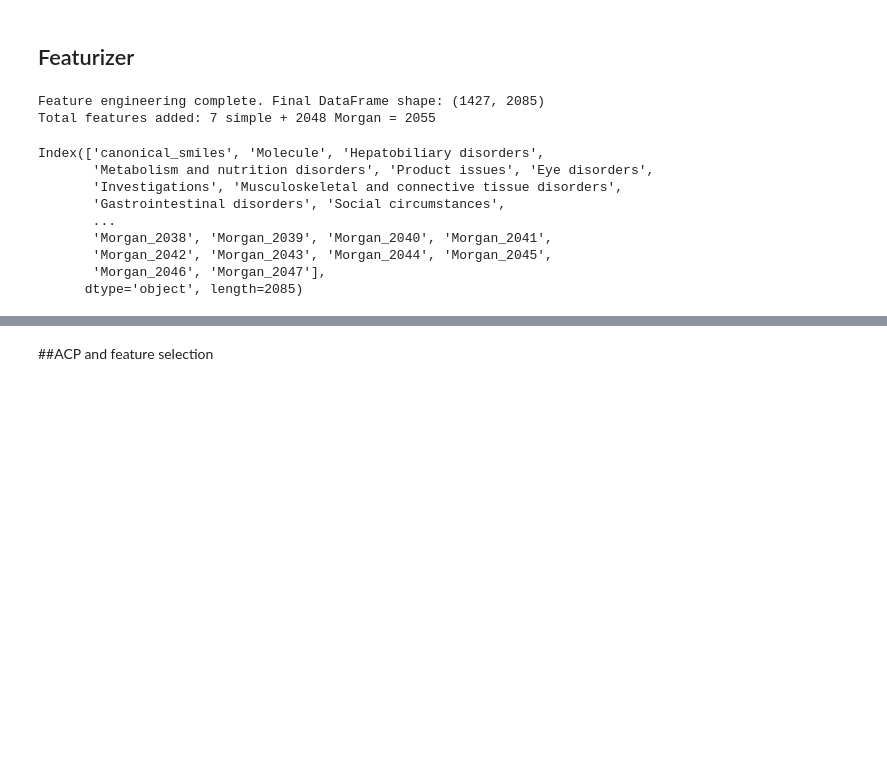
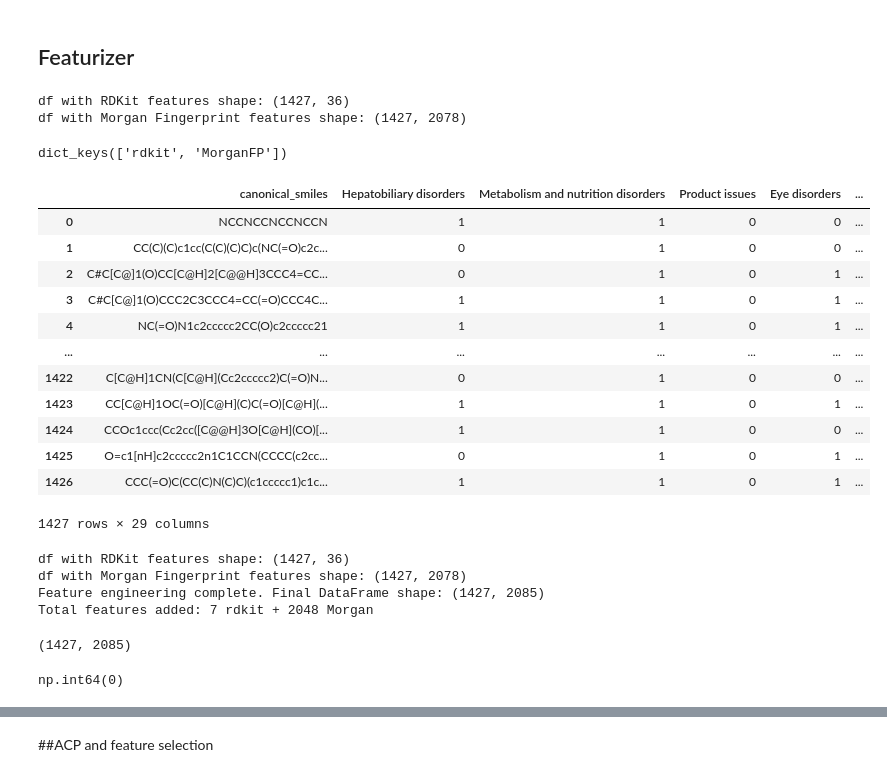
Before and after one commit to geekela/Chemoinformatics_project, a Jupyter notebook: Classification/SIDER_analysis.ipynb, the cells around one changed output, grey strips where cells are left out. Saved outputs shown, nothing was run; the diff lists cells and outputs as text; code cells hidden in the pictures; blank space fills up the shorter version.

Commit message:
featurizers and hyperparams search for sider classification

```diff
--- a/Classification/SIDER_analysis.ipynb
+++ b/Classification/SIDER_analysis.ipynb
@@ -25,5 +68,5 @@ from rdkit.ML.Descriptors.MoleculeDescriptors import MolecularDescriptorCalculat
 # %%
-df=pd.read_csv('/content/Chemoinformatics_project/data/raw/sider.csv')
+df=pd.read_csv('data/raw/sider.csv')
 # %%
 df.head()
 # %% [output]
@@ -83,21 +135,44 @@ Final dataset size: (1427, 29)
 # %% [markdown]
 ## Featurizer
 # %%
-from Classification.src.sider_featurizer import featurizer
+from src.sider_featurizer import featurizer
 
-df_final = featurizer(df=df_cleaned, mol_col='Molecule', fpSize=2048)
+df_final = featurizer(df=df_cleaned, methods=None, mol_col='Molecule', fpSize=2048)
 # %% [output]
-Feature engineering complete. Final DataFrame shape: (1427, 2085)
-Total features added: 7 simple + 2048 Morgan = 2055
+df with RDKit features shape: (1427, 36)
+df with Morgan Fingerprint features shape: (1427, 2078)
 # %%
-df_final.columns
+df_final.keys()
 # %% [output]
-Index(['canonical_smiles', 'Molecule', 'Hepatobiliary disorders',
-       'Metabolism and nutrition disorders', 'Product issues', 'Eye disorders',
-       'Investigations', 'Musculoskeletal and connective tissue disorders',
-       'Gastrointestinal disorders', 'Social circumstances',
-       ...
-       'Morgan_2038', 'Morgan_2039', 'Morgan_2040', 'Morgan_2041',
-       'Morgan_2042', 'Morgan_2043', 'Morgan_2044', 'Morgan_2045',
-       'Morgan_2046', 'Morgan_2047'],
-      dtype='object', length=2085)
+dict_keys(['rdkit', 'MorganFP'])
+# %%
+df_final['MorganFP'].iloc[:,:29]
+# %% [output]
+|  | canonical_smiles | Hepatobiliary disorders | Metabolism and nutrition disorders | Product issues | Eye disorders | ... |
+| 0 | NCCNCCNCCNCCN | 1 | 1 | 0 | 0 | ... |
+| 1 | CC(C)(C)c1cc(C(C)(C)C)c(NC(=O)c2c... | 0 | 1 | 0 | 0 | ... |
+| 2 | C#C[C@]1(O)CC[C@H]2[C@@H]3CCC4=CC... | 0 | 1 | 0 | 1 | ... |
+| 3 | C#C[C@]1(O)CCC2C3CCC4=CC(=O)CCC4C... | 1 | 1 | 0 | 1 | ... |
+| 4 | NC(=O)N1c2ccccc2CC(O)c2ccccc21 | 1 | 1 | 0 | 1 | ... |
+| ... | ... | ... | ... | ... | ... | ... |
+| 1422 | C[C@H]1CN(C[C@H](Cc2ccccc2)C(=O)N... | 0 | 1 | 0 | 0 | ... |
+| 1423 | CC[C@H]1OC(=O)[C@H](C)C(=O)[C@H](... | 1 | 1 | 0 | 1 | ... |
+| 1424 | CCOc1ccc(Cc2cc([C@@H]3O[C@H](CO)[... | 1 | 1 | 0 | 0 | ... |
+| 1425 | O=c1[nH]c2ccccc2n1C1CCN(CCCC(c2cc... | 0 | 1 | 0 | 1 | ... |
+| 1426 | CCC(=O)C(CC(C)N(C)C)(c1ccccc1)c1c... | 1 | 1 | 0 | 1 | ... |
+1427 rows × 29 columns
+# %%
+all_features_df = featurizer(df=df_cleaned, methods=None, mol_col='Molecule', fpSize=2048,concatenate=True)
+# %% [output]
+df with RDKit features shape: (1427, 36)
+df with Morgan Fingerprint features shape: (1427, 2078)
+Feature engineering complete. Final DataFrame shape: (1427, 2085)
+Total features added: 7 rdkit + 2048 Morgan
+# %%
+all_features_df.shape
+# %% [output]
+(1427, 2085)
+# %%
+all_features_df.isnull().sum().sum()
+# %% [output]
+np.int64(0)
```
Also changed, not shown: parts of 21 cells of this notebook, 4 other files.
